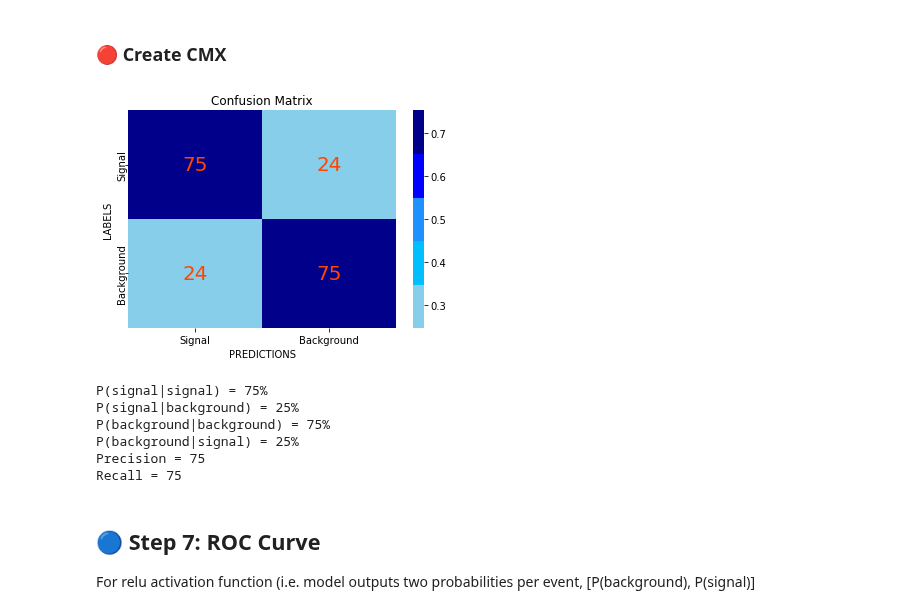
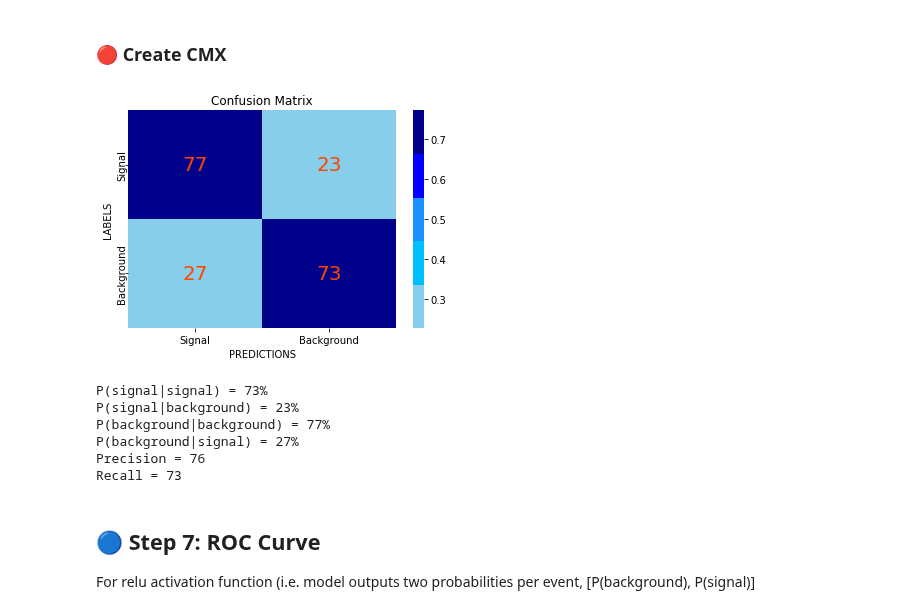
Before and after one commit to johngeorgousis/jet-classifier, a Jupyter notebook: MAIN.ipynb, the cells around one changed output. Cells and saved outputs as stored; diff of their text form; code cells hidden in the pictures.

```diff
--- a/MAIN.ipynb
+++ b/MAIN.ipynb
@@ -545,8 +537,8 @@ Background = 0
 # %%
 cmx_non_normal = tf.math.confusion_matrix(labels, preds).numpy() # Create Confusion Matrix
-cmx0 = cmx[0] / cmx[0].sum()
-cmx1 = cmx[1] / cmx[1].sum()
-cmx = np.stack((cmx0, cmx1), axis=1)
+cmx0 = cmx_non_normal[0] / cmx_non_normal[0].sum()
+cmx1 = cmx_non_normal[1] / cmx_non_normal[1].sum()
+cmx = np.stack((cmx0, cmx1), axis=0)
 
 
 # Plot confusion matrix
@@ -563,42 +555,50 @@ ax.set_xticklabels(['Signal', 'Background'])
 ax.set_yticklabels(['Signal', 'Background'])
 # Align ticks
 plt.setp(ax.get_xticklabels(), rotation=0, ha="center",
          rotation_mode="anchor")
 plt.setp(ax.get_yticklabels(), rotation=90, ha="center",
          rotation_mode="anchor")
 
 # Text Annotations for Blocks in CMX
 for i in range(2):
     for j in range(2):
-        text = ax.text(j+0.5, i+0.5, int(100*cmx[i, j]),
-                       ha="center", va="center", color="orangered", fontsize = 20)
+
+        value = int(np.round(100*cmx[i, j], 0))
+
+        text = ax.text(j+0.5,
+                       i+0.5,
+                       value,
+                       ha="center",
+                       va="center",
+                       color="orangered",
+                       fontsize = 20)
 
 plt.show()
 
 
 # Print P(signal|signal) and P(signal|background)
 pss = cmx[1,1] / (cmx[1,1]+cmx[1,0])
 pbs = 1 - pss
 psb = cmx[0,1] / (cmx[0,1]+cmx[0,0])
 pbb = 1 - psb
 precision = cmx[1,1] / (cmx[1,1]+cmx[0,1])
 recall = cmx[1,1] / (cmx[1,1]+cmx[1,0])
 print('\n')
 print('P(signal|signal) = {:.0f}%'.format(100*pss))
 print('P(signal|background) = {:.0f}%'.format(100*psb))
 print('P(background|background) = {:.0f}%'.format(100*pbb))
 print('P(background|signal) = {:.0f}%'.format(100*pbs))
 print('Precision = {:.0f}'.format(precision*100))
 print('Recall = {:.0f}'.format(recall*100))
 print('\n')
 # %% [output]
-[figure, old version]
+[figure, new version]
-P(signal|signal) = 75%
-P(signal|background) = 25%
-P(background|background) = 75%
-P(background|signal) = 25%
-Precision = 75
-Recall = 75
+P(signal|signal) = 73%
+P(signal|background) = 23%
+P(background|background) = 77%
+P(background|signal) = 27%
+Precision = 76
+Recall = 73
 # %% [markdown]
 ## 🔵 Step 7: ROC Curve
 
```
Also changed, not shown: parts of 3 cells of this notebook.
